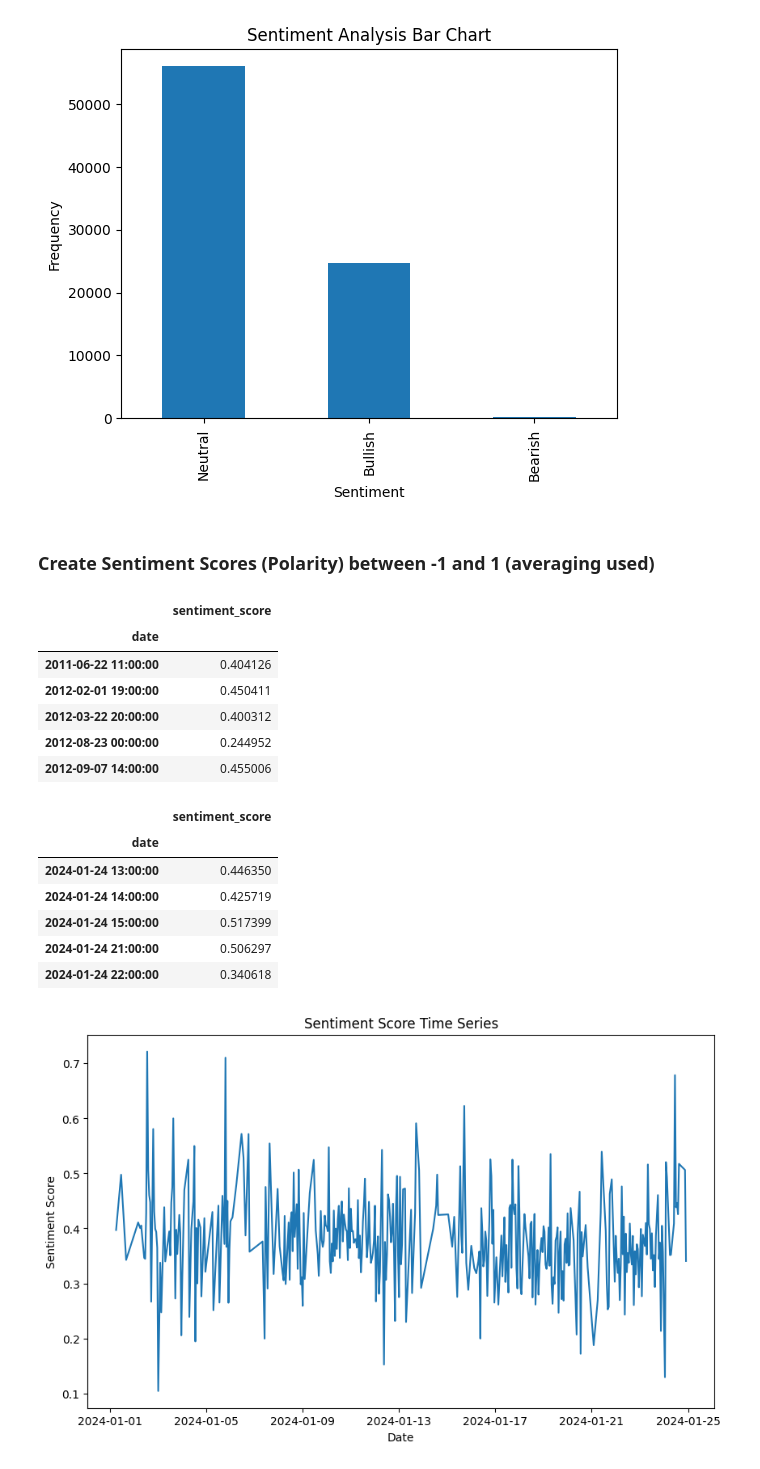
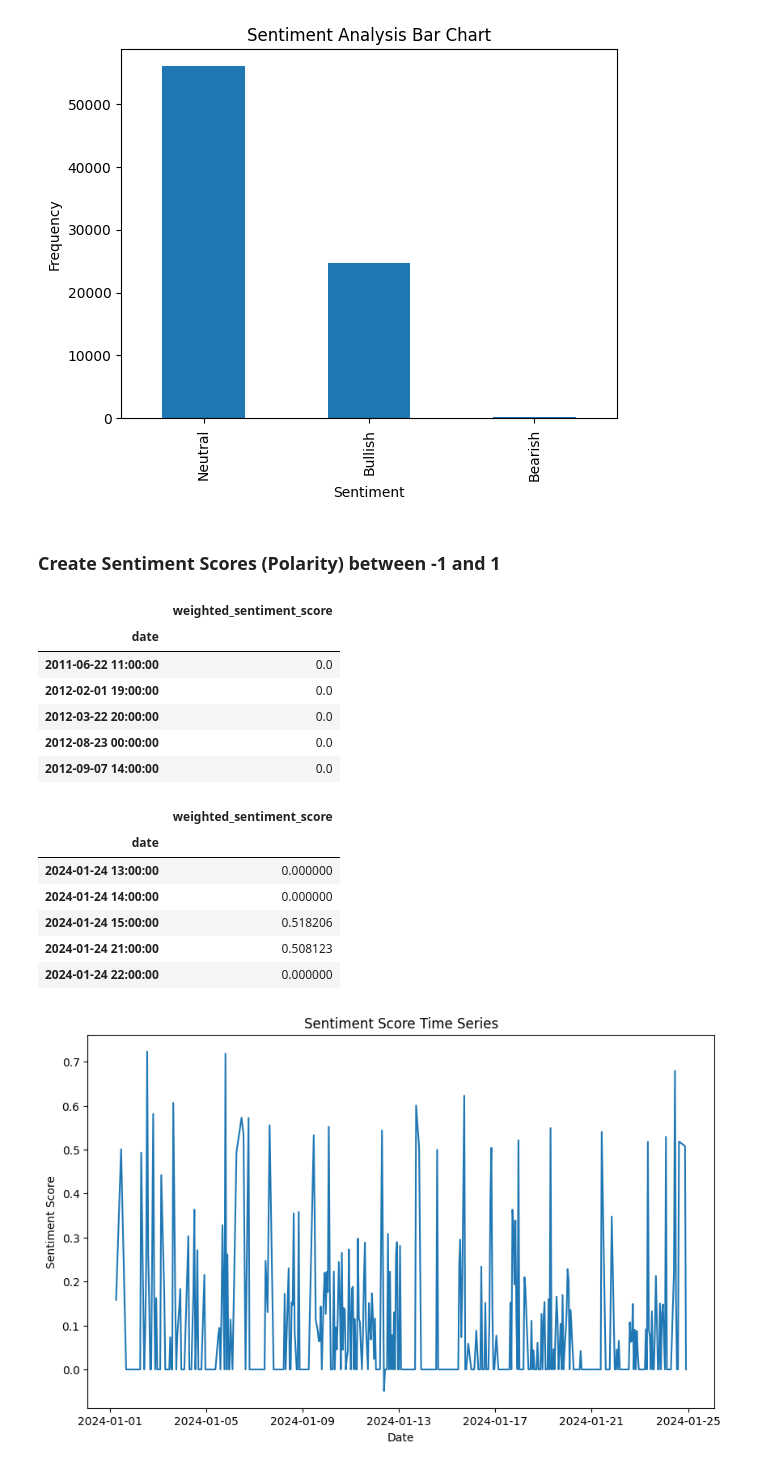
Before and after one commit to alexzheng123/EC331-project, a Jupyter notebook: code/NEW_wrangling_2.ipynb, the cells around one changed output. Saved outputs shown, nothing was run; the diff lists cells and outputs as text; code cells hidden in the pictures.

```diff
--- a/code/NEW_wrangling_2.ipynb
+++ b/code/NEW_wrangling_2.ipynb
@@ -85,51 +85,57 @@ plt.ylabel('Frequency');
 # %% [output]
 [figure]
 # %% [markdown]
-### Create Sentiment Scores (Polarity) between -1 and 1 (averaging used)
+### Create Sentiment Scores (Polarity) between -1 and 1
 # %%
 # Given "class_2" is positive sentiment and "class_0" is negative sentiment
 
-# Compute weighted sentiment score using probabilities
-df['sentiment_score'] = df['sentiment_prob_class_2'] - df['sentiment_prob_class_0']
+# Map the sentiment_labels column to numerical values
+df['sentiment_numeric'] = df['sentiment_labels'].map({'Bullish': 1, 'Neutral': 0, 'Bearish': -1})
 
-# Group by rounded-up hour, and create a new df with the mean sentiment score
-df_score = df.groupby(df.index)['sentiment_score'].mean()
+# Compute weighted sentiment score using 'sentiment_numeric' and 'sentiment_confidence'
+df['sentiment_score'] = df['sentiment_numeric'] * df['sentiment_confidence']
+
+# Group by rounded-up hour, and create a new df with the weighted mean of sentiment scores
+# Articles with high confidence should have a bigger impact
+df_score = df.groupby(df.index).apply(
+    lambda x: (x['sentiment_score'] * x['sentiment_confidence']).sum() / x['sentiment_confidence'].sum()
+)
 
 # Convert Series to DataFrame
-df_score = df_score.to_frame()
+df_score = df_score.to_frame(name='weighted_sentiment_score')
 
 # Display the cleaned DataFrame
 df_score.head()
 # %% [output]
-|  | sentiment_score |
+|  | weighted_sentiment_score |
 | date |  |
-| 2011-06-22 11:00:00 | 0.404126 |
-| 2012-02-01 19:00:00 | 0.450411 |
-| 2012-03-22 20:00:00 | 0.400312 |
-| 2012-08-23 00:00:00 | 0.244952 |
-| 2012-09-07 14:00:00 | 0.455006 |
+| 2011-06-22 11:00:00 | 0.0 |
+| 2012-02-01 19:00:00 | 0.0 |
+| 2012-03-22 20:00:00 | 0.0 |
+| 2012-08-23 00:00:00 | 0.0 |
+| 2012-09-07 14:00:00 | 0.0 |
 # %%
 df_score.tail()
 # %% [output]
-|  | sentiment_score |
+|  | weighted_sentiment_score |
 | date |  |
-| 2024-01-24 13:00:00 | 0.446350 |
-| 2024-01-24 14:00:00 | 0.425719 |
-| 2024-01-24 15:00:00 | 0.517399 |
-| 2024-01-24 21:00:00 | 0.506297 |
-| 2024-01-24 22:00:00 | 0.340618 |
+| 2024-01-24 13:00:00 | 0.000000 |
+| 2024-01-24 14:00:00 | 0.000000 |
+| 2024-01-24 15:00:00 | 0.518206 |
+| 2024-01-24 21:00:00 | 0.508123 |
+| 2024-01-24 22:00:00 | 0.000000 |
 # %%
 # Filter data for dates after 2024
 df_filtered = df_score[df_score.index >= '2024-01-01']
 
 # Plot sentiment scores
 plt.figure(figsize=(10, 6))
-plt.plot(df_filtered.index, df_filtered['sentiment_score'])
+plt.plot(df_filtered.index, df_filtered['weighted_sentiment_score'])
 plt.title('Sentiment Score Time Series')
 plt.xlabel('Date')
 plt.ylabel('Sentiment Score')
 plt.show()
 # %% [output]
-[figure, old version]
+[figure, new version]
 # %%
 df_score.to_csv("/Users/alexzheng/Developer/GitHub/EC331-project/data/NEW_bitcoin_scores.csv")
```
Also changed, not shown: 18 other files.
